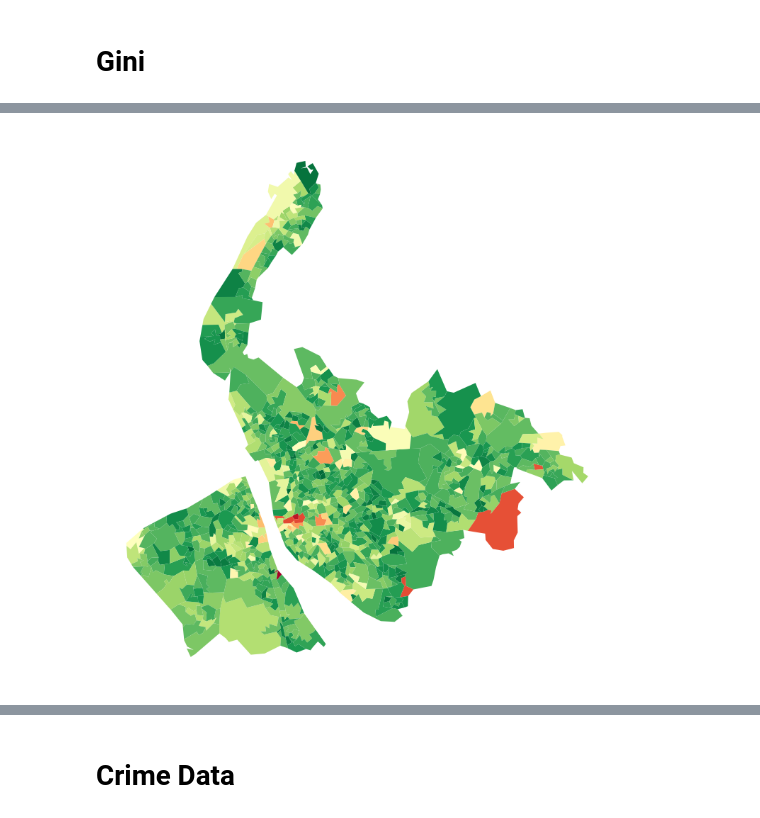
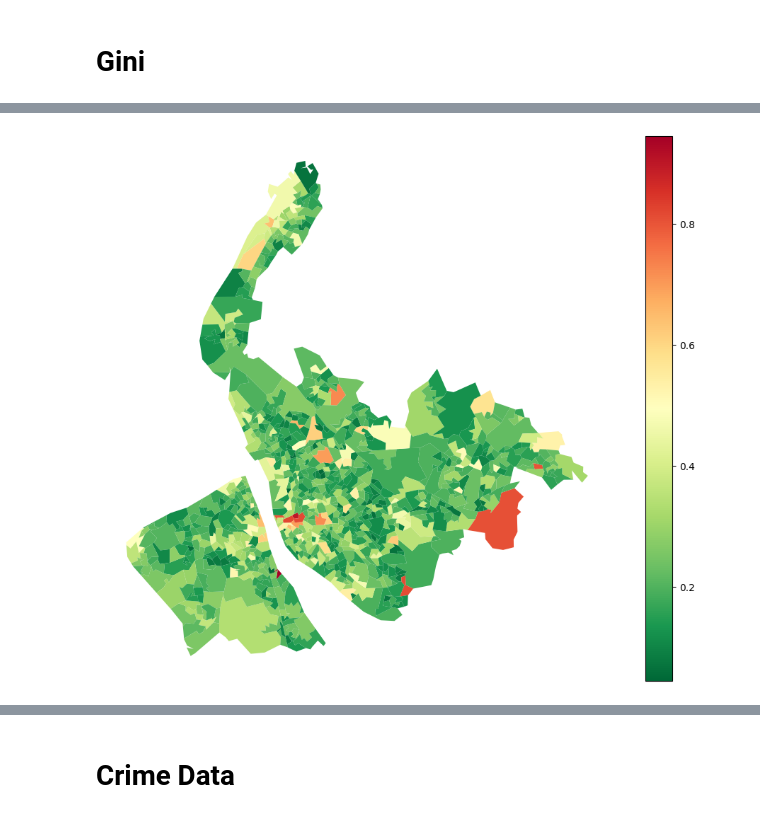
Before and after one commit to KofiBartonByfield/Dissertation, a Jupyter notebook: code/Visualisations/create_plots.ipynb, the cells around one changed output, grey strips where cells are left out. Drawn from its saved outputs; the diff is of its cells as text; code cells hidden in the pictures.

```diff
--- a/code/Visualisations/create_plots.ipynb
+++ b/code/Visualisations/create_plots.ipynb
@@ -169,20 +169,20 @@ plt.show()
 # %%
 
 fig, ax = plt.subplots(figsize=(10, 8))
 
 merseyside.plot(column='gini',
                 cmap='RdYlGn_r',
                 linewidth=0,
                 # edgecolor='grey',
-                # legend=True,
+                legend=True,
                 ax=ax)
 
 ax.set_axis_off()
 
 # Optional save
 plt.savefig('../../Figures/Map Visualisations/merseyside_gini_map.svg', bbox_inches='tight')
 
 plt.tight_layout()
 plt.show()
 # %% [output]
-[figure, old version]
+[figure, new version]
```
Also changed, not shown: parts of 5 cells of this notebook.
